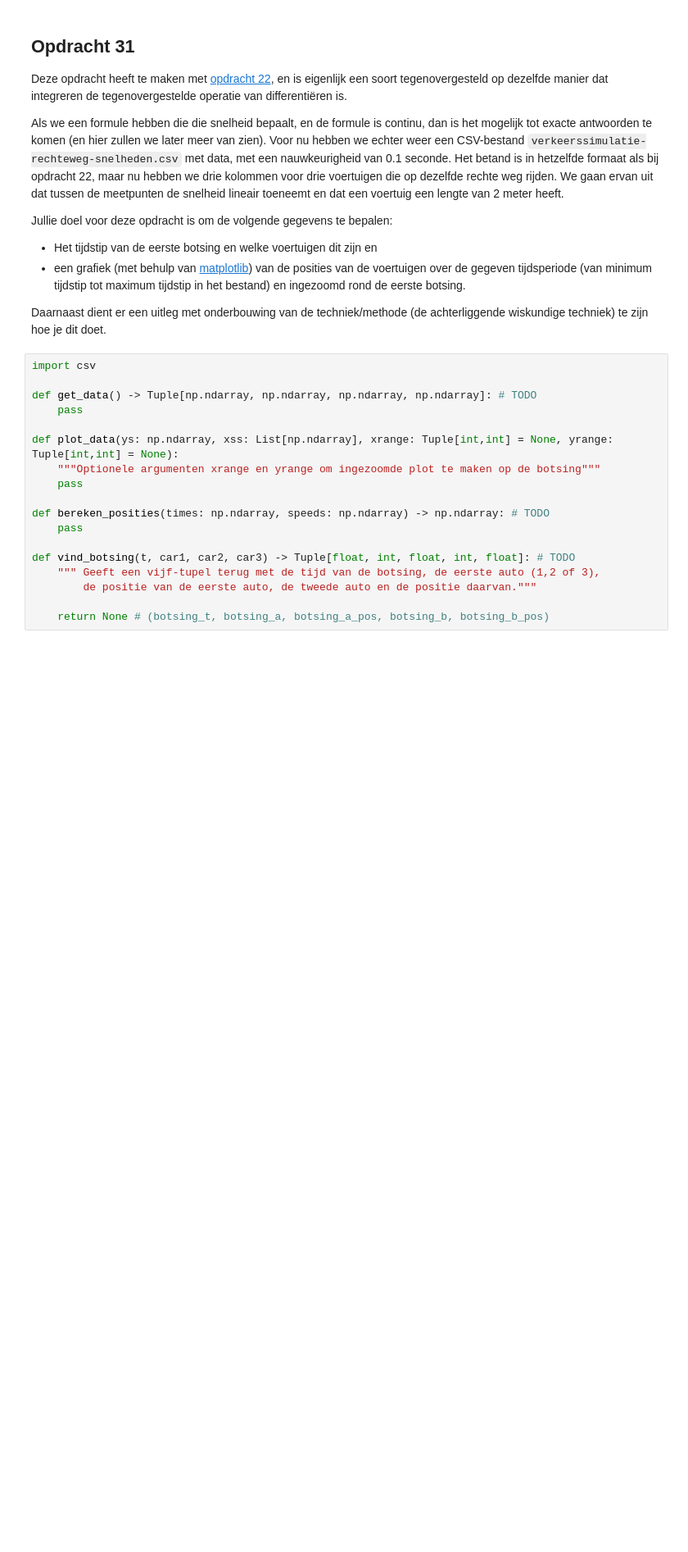
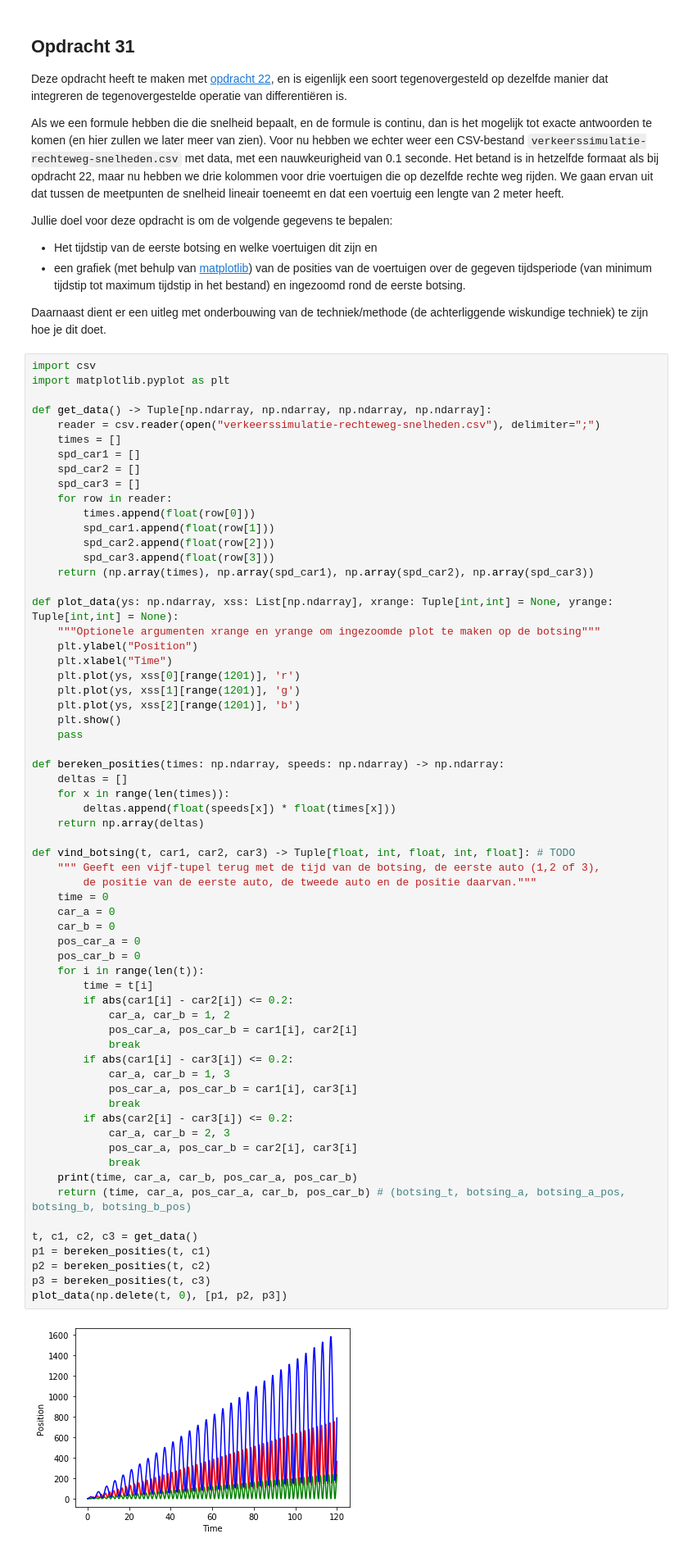
Before and after one commit to wail0152/Werkboek-AC, a Jupyter notebook: AC Werkboek.ipynb, the cells around one changed output. Shown at 82% size. Saved outputs shown, nothing was run; the diff lists cells and outputs as text; blank space fills up the shorter version.

```diff
--- a/AC Werkboek.ipynb
+++ b/AC Werkboek.ipynb
@@ -2792,22 +2802,69 @@ Jullie doel voor deze opdracht is om de volgende gegevens te bepalen:
 Daarnaast dient er een uitleg met onderbouwing van de techniek/methode (de achterliggende wiskundige techniek) te zijn hoe je dit doet.
 # %%
 import csv
+import matplotlib.pyplot as plt
 
-def get_data() -> Tuple[np.ndarray, np.ndarray, np.ndarray, np.ndarray]: # TODO
-    pass
+def get_data() -> Tuple[np.ndarray, np.ndarray, np.ndarray, np.ndarray]:
+    reader = csv.reader(open("verkeerssimulatie-rechteweg-snelheden.csv"), delimiter=";")
+    times = []
+    spd_car1 = []
+    spd_car2 = []
+    spd_car3 = []
+    for row in reader:
+        times.append(float(row[0]))
+        spd_car1.append(float(row[1]))
+        spd_car2.append(float(row[2]))
+        spd_car3.append(float(row[3]))
+    return (np.array(times), np.array(spd_car1), np.array(spd_car2), np.array(spd_car3))
 
 def plot_data(ys: np.ndarray, xss: List[np.ndarray], xrange: Tuple[int,int] = None, yrange: Tuple[int,int] = None):
     """Optionele argumenten xrange en yrange om ingezoomde plot te maken op de botsing"""
+    plt.ylabel("Position")
+    plt.xlabel("Time")
+    plt.plot(ys, xss[0][range(1201)], 'r')
+    plt.plot(ys, xss[1][range(1201)], 'g')
+    plt.plot(ys, xss[2][range(1201)], 'b')
+    plt.show()
     pass
 
-def bereken_posities(times: np.ndarray, speeds: np.ndarray) -> np.ndarray: # TODO
-    pass
+def bereken_posities(times: np.ndarray, speeds: np.ndarray) -> np.ndarray:
+    deltas = []
+    for x in range(len(times)):
+        deltas.append(float(speeds[x]) * float(times[x]))
+    return np.array(deltas)
 
 def vind_botsing(t, car1, car2, car3) -> Tuple[float, int, float, int, float]: # TODO
     """ Geeft een vijf-tupel terug met de tijd van de botsing, de eerste auto (1,2 of 3),
         de positie van de eerste auto, de tweede auto en de positie daarvan."""
+    time = 0
+    car_a = 0
+    car_b = 0
+    pos_car_a = 0
+    pos_car_b = 0
+    for i in range(len(t)):
+        time = t[i]
+        if abs(car1[i] - car2[i]) <= 0.2:
+            car_a, car_b = 1, 2
+            pos_car_a, pos_car_b = car1[i], car2[i]
+            break
+        if abs(car1[i] - car3[i]) <= 0.2:
+            car_a, car_b = 1, 3
+            pos_car_a, pos_car_b = car1[i], car3[i]
+            break
+        if abs(car2[i] - car3[i]) <= 0.2:
+            car_a, car_b = 2, 3
+            pos_car_a, pos_car_b = car2[i], car3[i]
+            break
+    print(time, car_a, car_b, pos_car_a, pos_car_b)
+    return (time, car_a, pos_car_a, car_b, pos_car_b) # (botsing_t, botsing_a, botsing_a_pos, botsing_b, botsing_b_pos)
 
-    return None # (botsing_t, botsing_a, botsing_a_pos, botsing_b, botsing_b_pos)
+t, c1, c2, c3 = get_data()
+p1 = bereken_posities(t, c1)
+p2 = bereken_posities(t, c2)
+p3 = bereken_posities(t, c3)
+plot_data(np.delete(t, 0), [p1, p2, p3])
+# %% [output]
+[figure, added]
 # %% [markdown]
 ### Tests
 
```
Also changed, not shown: parts of 23 cells of this notebook.
